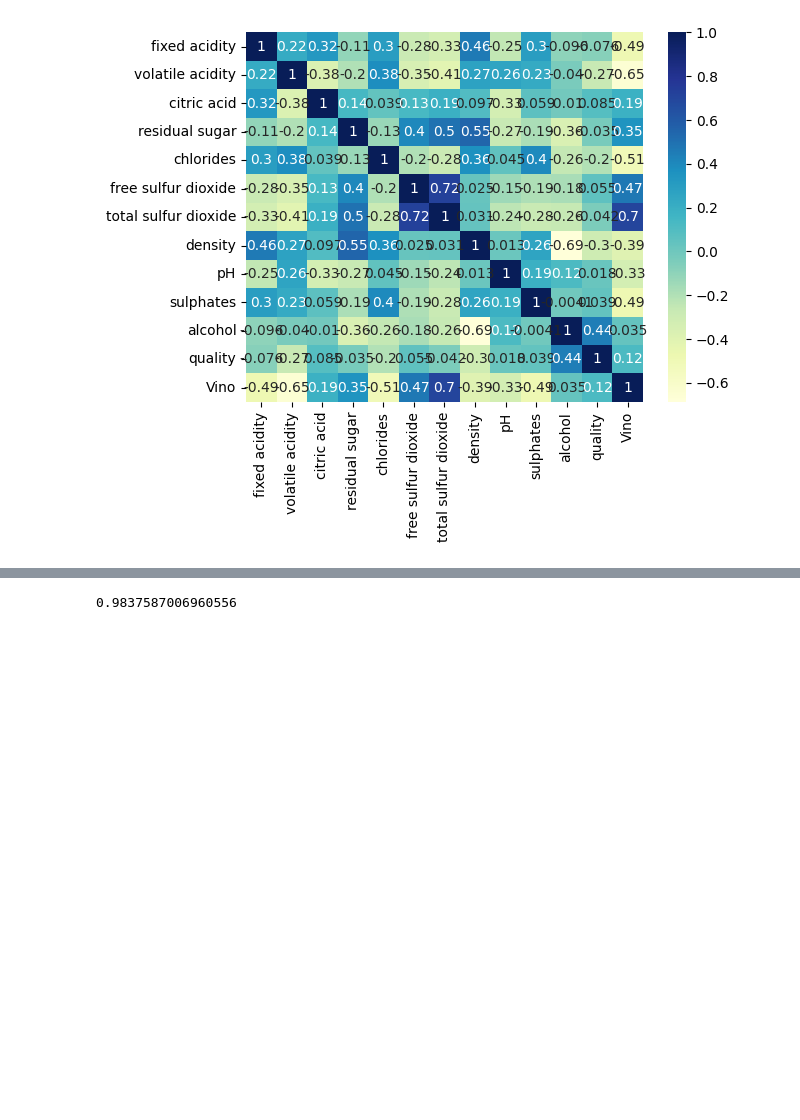
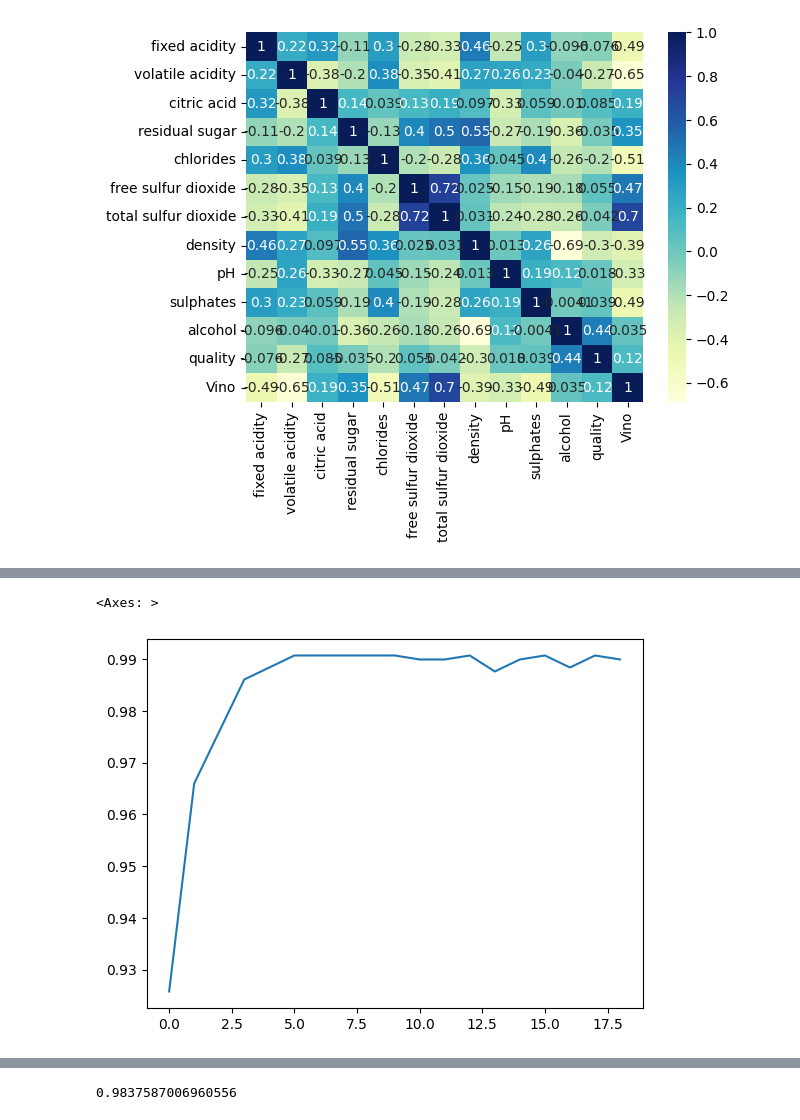
Before and after one commit to coyolxahuqui/Tareas-UIC, a Jupyter notebook: ArbolesDecisionS2.ipynb, the cells around one changed output, grey strips where cells are left out. Cells and saved outputs as stored; diff of their text form; code cells hidden in the pictures; blank space fills up the shorter version.

```diff
--- a/ArbolesDecisionS2.ipynb
+++ b/ArbolesDecisionS2.ipynb
@@ -161,7 +161,7 @@ y = datos["Vino"]
 from sklearn.model_selection import train_test_split
 X_ent, X_pru, y_ent, y_pru = train_test_split(X, y, test_size=.2)
 # %%
-from sklearn.linear_model import LogisticRegression
-modelo = LogisticRegression(max_iter=10000)
+from sklearn.tree import DecisionTreeClassifier
+modelo = DecisionTreeClassifier(max_depth=10)
 modelo.fit(X_ent, y_ent)
-#modificar max de iteraciones ¿Aumentar?
+predicciones = modelo.predict(X_pru)
@@ -169,0 +173,11 @@ LogisticRegression(max_iter=10000)
+# %%
+from sklearn.tree import DecisionTreeClassifier
+
+resultados = []
+for i in range(1,20):
+  modelo = DecisionTreeClassifier(max_depth=i)
+  modelo.fit(X_ent, y_ent)
+  predicciones = modelo.predict(X_pru)
+  exactitud = accuracy_score(y_pru, predicciones)
+  print(f"Exactitud para {i}: {exactitud}")
+  resultados.append(exactitud)
@@ -169,0 +204,6 @@ LogisticRegression(max_iter=10000)
+# %%
+sb.lineplot(data=resultados)
+#al parecer con 6 es suficiente
+# %% [output]
+<Axes: >
+[figure, added]
```
Also changed, not shown: parts of 8 cells of this notebook.
